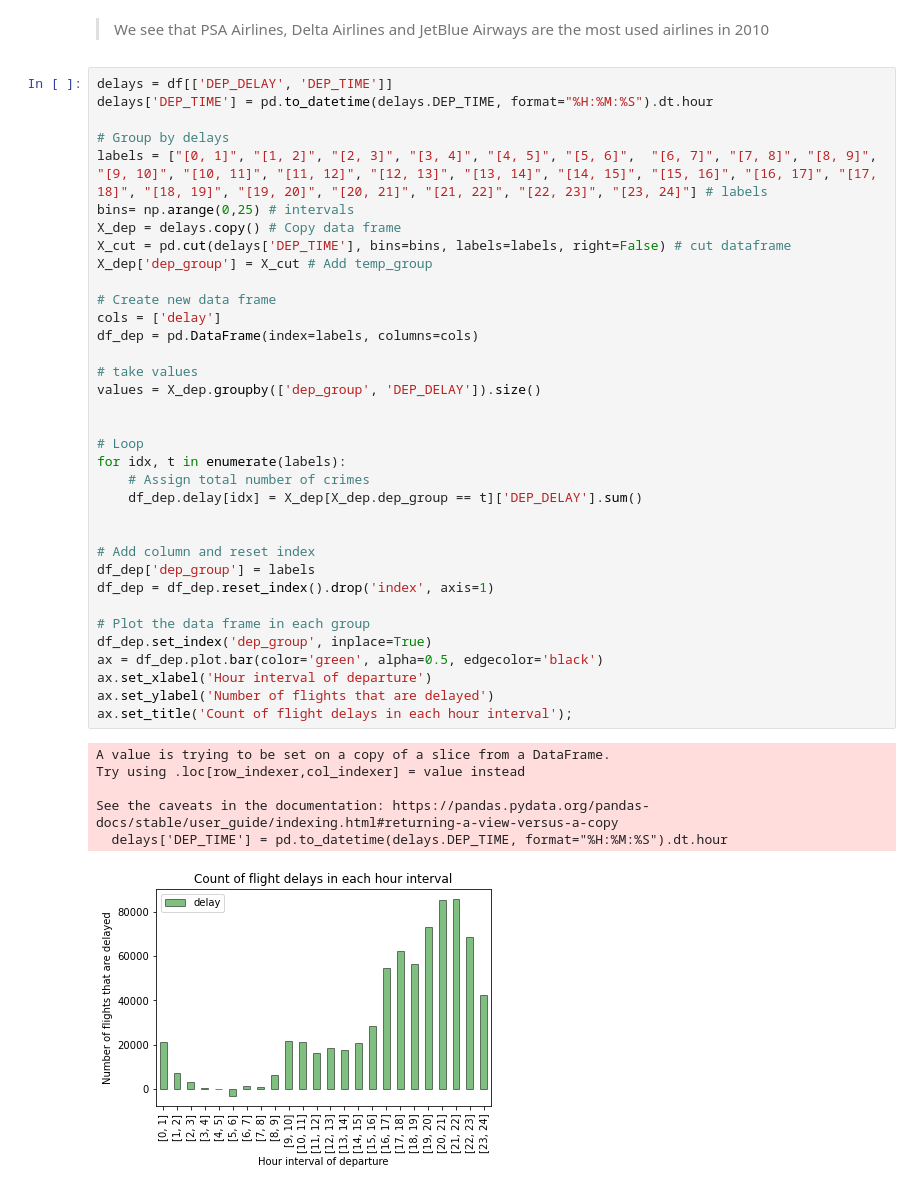
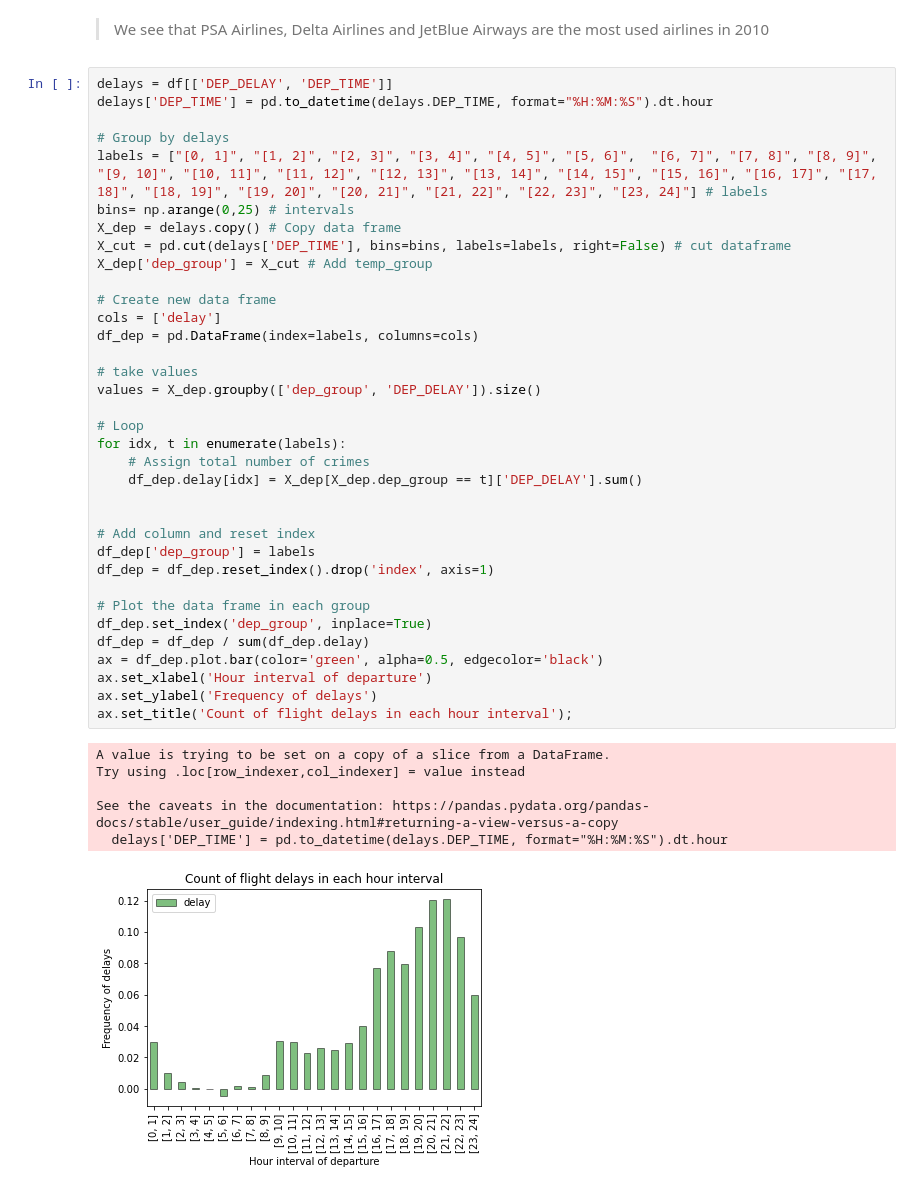
Before and after one commit to JCRL21/ModelML_project, a Jupyter notebook: exploratory.ipynb, the cells around one changed output. Saved outputs shown, nothing was run; the diff lists cells and outputs as text.

```diff
--- a/exploratory.ipynb
+++ b/exploratory.ipynb
@@ -71,33 +65,33 @@ X_cut = pd.cut(delays['DEP_TIME'], bins=bins, labels=labels, right=False) # cut
 X_dep['dep_group'] = X_cut # Add temp_group
 
 # Create new data frame
 cols = ['delay']
 df_dep = pd.DataFrame(index=labels, columns=cols)
 
 # take values
 values = X_dep.groupby(['dep_group', 'DEP_DELAY']).size()
 
-
 # Loop
 for idx, t in enumerate(labels):
     # Assign total number of crimes
     df_dep.delay[idx] = X_dep[X_dep.dep_group == t]['DEP_DELAY'].sum()
 
 
 # Add column and reset index
 df_dep['dep_group'] = labels
 df_dep = df_dep.reset_index().drop('index', axis=1)
 
 # Plot the data frame in each group
 df_dep.set_index('dep_group', inplace=True)
+df_dep = df_dep / sum(df_dep.delay)
 ax = df_dep.plot.bar(color='green', alpha=0.5, edgecolor='black')
 ax.set_xlabel('Hour interval of departure')
-ax.set_ylabel('Number of flights that are delayed')
+ax.set_ylabel('Frequency of delays')
 ax.set_title('Count of flight delays in each hour interval');
 # %% [output]
 A value is trying to be set on a copy of a slice from a DataFrame.
 Try using .loc[row_indexer,col_indexer] = value instead
 
 See the caveats in the documentation: https://pandas.pydata.org/pandas-docs/stable/user_guide/indexing.html#returning-a-view-versus-a-copy
   delays['DEP_TIME'] = pd.to_datetime(delays.DEP_TIME, format="%H:%M:%S").dt.hour
-[figure, old version]
+[figure, new version]
```
Also changed, not shown: parts of 8 cells of this notebook, 4 other files.
